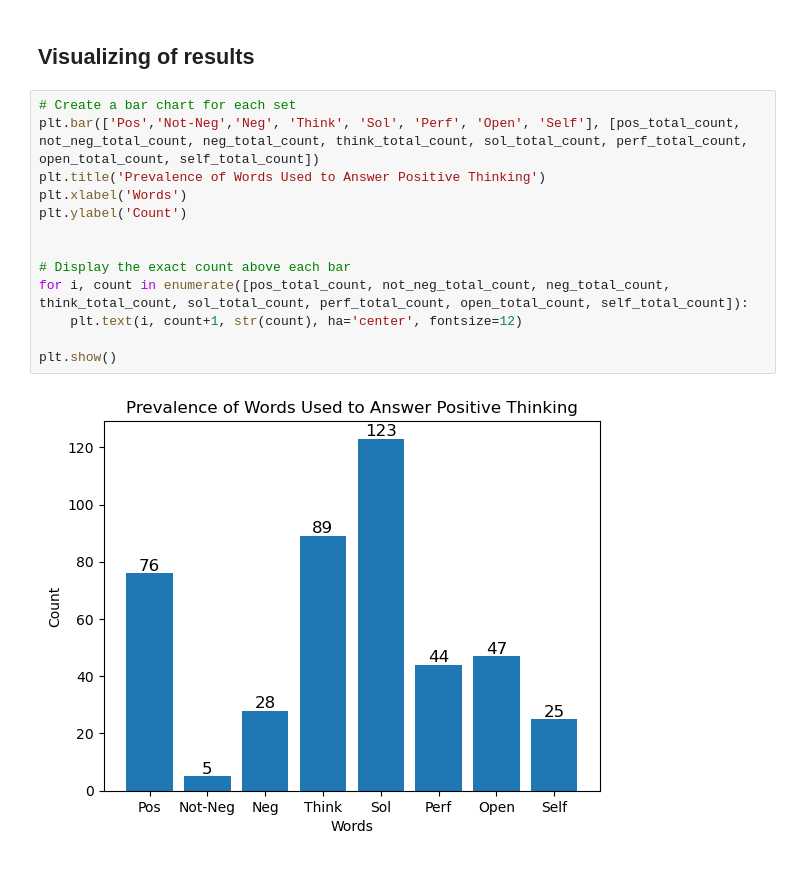
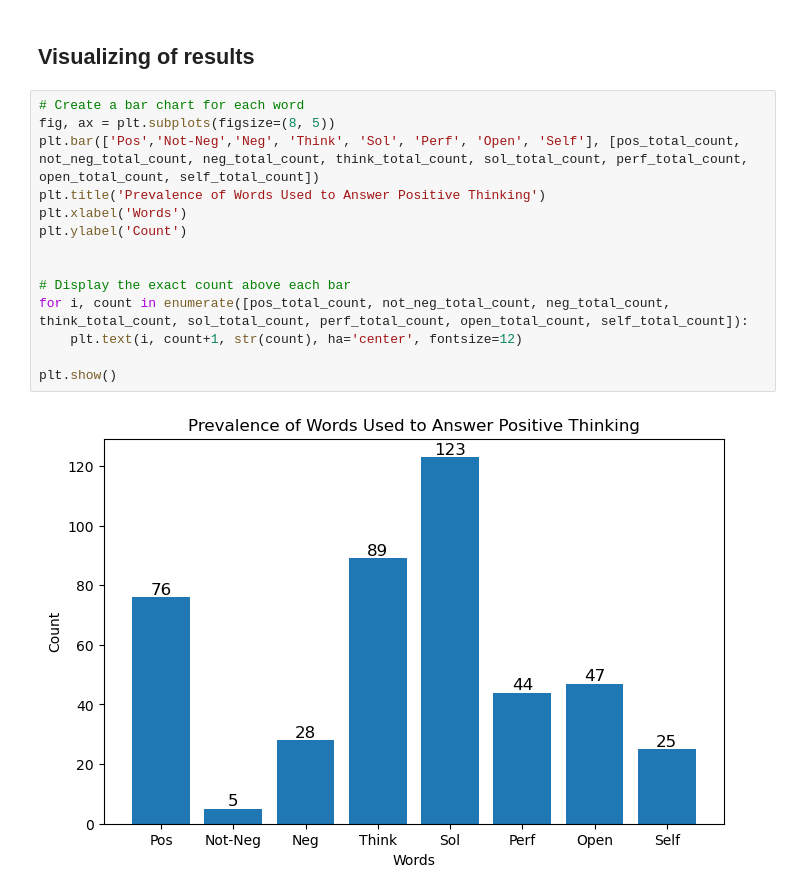
Before and after one commit to masepri98/posthink_master, a Jupyter notebook: scripts/posthink_master.ipynb, the cells around one changed output. Saved outputs shown, nothing was run; the diff lists cells and outputs as text.

```diff
--- a/scripts/posthink_master.ipynb
+++ b/scripts/posthink_master.ipynb
@@ -175,17 +175,18 @@ The total time a variation of 'solution' is mentioned is: 25
 # %% [markdown]
 ## Visualizing of results
 # %%
-# Create a bar chart for each set
+# Create a bar chart for each word
+fig, ax = plt.subplots(figsize=(8, 5))
 plt.bar(['Pos','Not-Neg','Neg', 'Think', 'Sol', 'Perf', 'Open', 'Self'], [pos_total_count, not_neg_total_count, neg_total_count, think_total_count, sol_total_count, perf_total_count, open_total_count, self_total_count])
 plt.title('Prevalence of Words Used to Answer Positive Thinking')
 plt.xlabel('Words')
 plt.ylabel('Count')
 
 
 # Display the exact count above each bar
 for i, count in enumerate([pos_total_count, not_neg_total_count, neg_total_count, think_total_count, sol_total_count, perf_total_count, open_total_count, self_total_count]):
     plt.text(i, count+1, str(count), ha='center', fontsize=12)
 
 plt.show()
 # %% [output]
-[figure, old version]
+[figure, new version]
```
Also changed, not shown: 7 other files.
